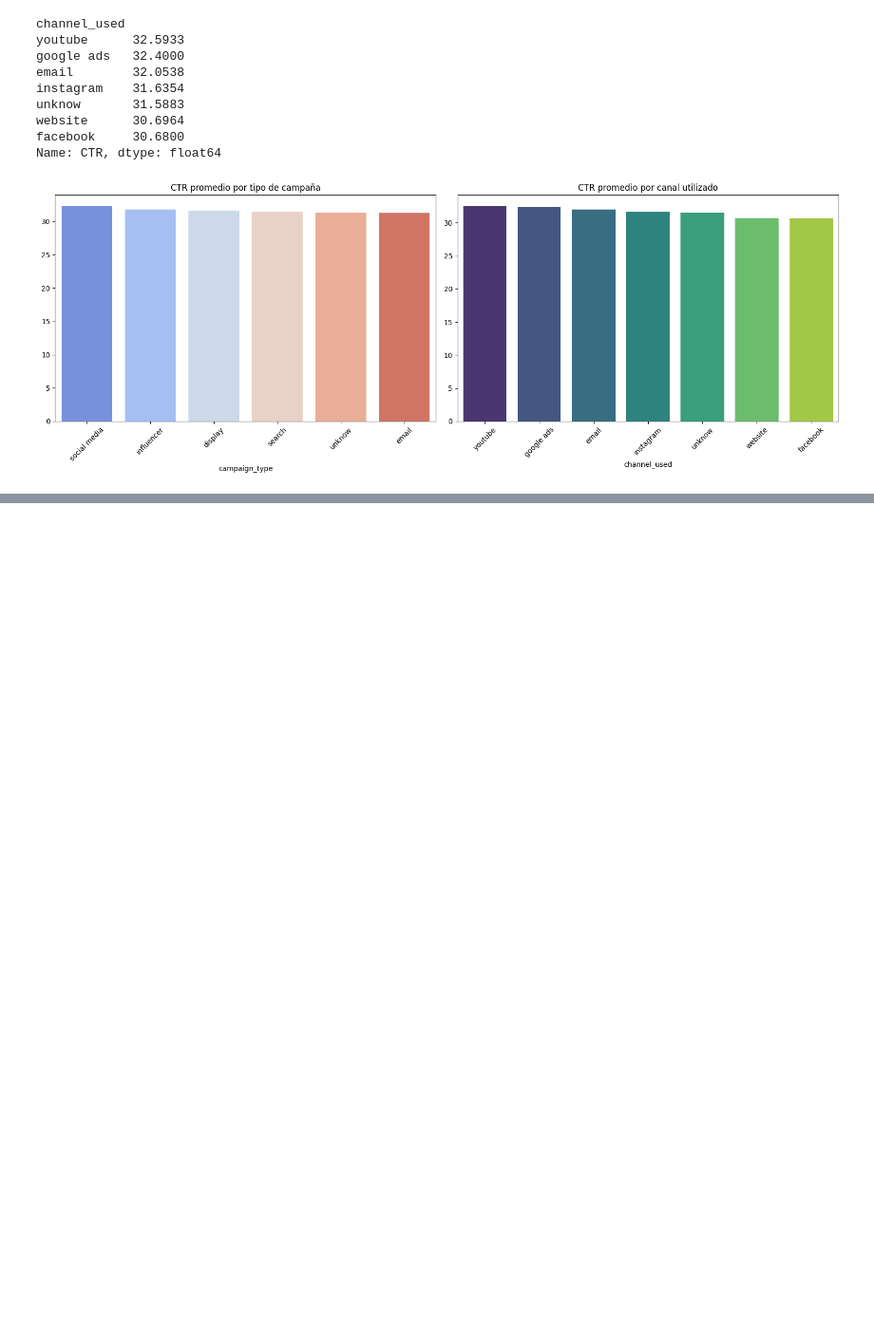
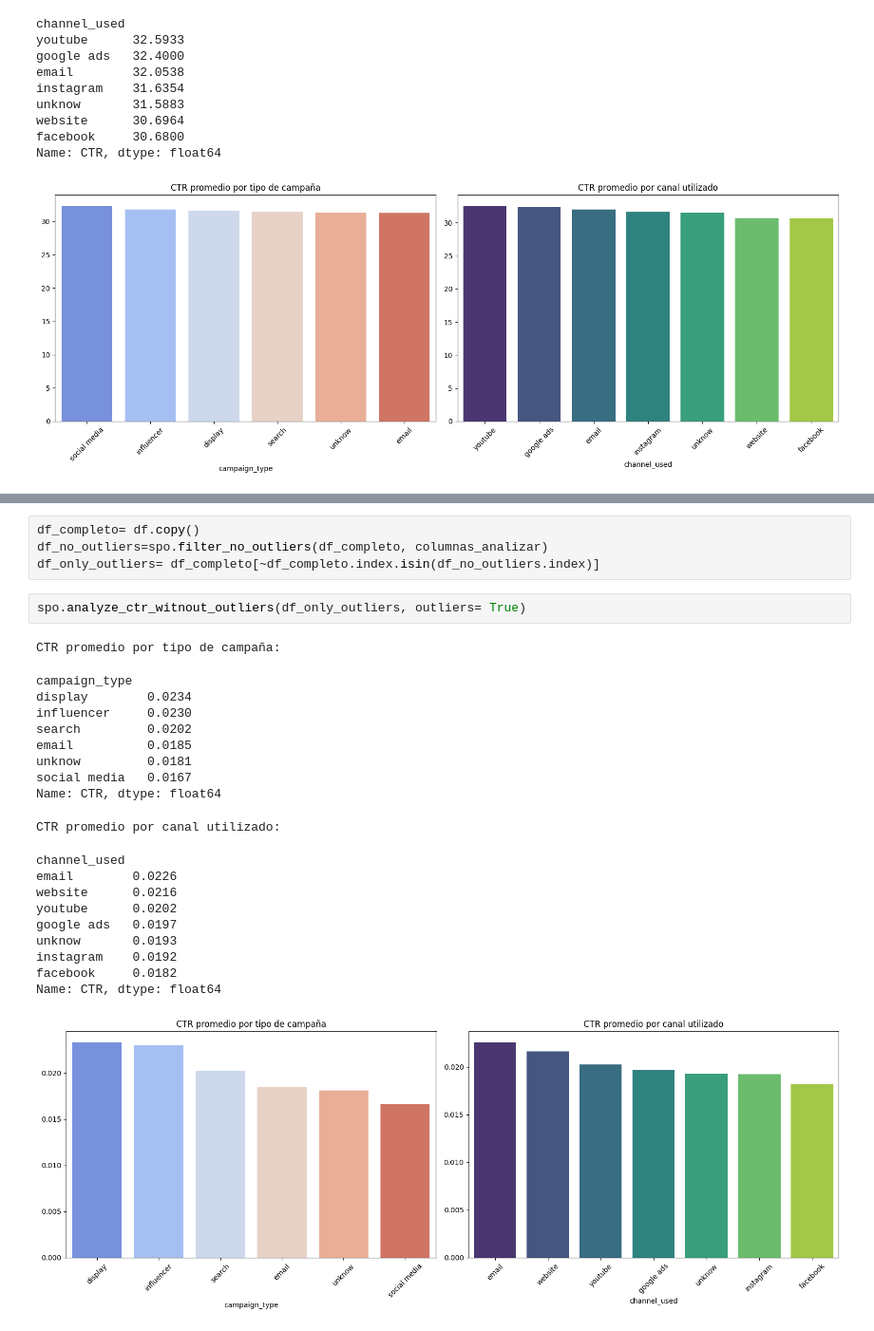
Before and after one commit to Mariadelmardp/ProyectoEDAmarketing, a Jupyter notebook: jupyter/6.marketing.ipynb, the cells around one changed output, grey strips where cells are left out. Shown: that part at 95% size. Cells and saved outputs as stored; diff of their text form; blank space fills up the shorter version.

```diff
--- a/jupyter/6.marketing.ipynb
+++ b/jupyter/6.marketing.ipynb
@@ -223,3 +223,30 @@ spo.filter_outliers(df, columnas_analizar)
 | 209913 | 39333 | innovate industries | display | google ads | 0.0505 | chicago | german | ... |
 | 209914 | 102813 | nexgen systems | social media | instagram | 0.0303 | houston | unknow | ... |
 194570 rows × 31 columns
+# %%
+df_completo= df.copy()
+df_no_outliers=spo.filter_no_outliers(df_completo, columnas_analizar)
+df_only_outliers= df_completo[~df_completo.index.isin(df_no_outliers.index)]
+# %%
+spo.analyze_ctr_witnout_outliers(df_only_outliers, outliers= True)
+# %% [output]
+CTR promedio por tipo de campaña:
+campaign_type
+display        0.0234
+influencer     0.0230
+search         0.0202
+email          0.0185
+unknow         0.0181
+social media   0.0167
+Name: CTR, dtype: float64
+CTR promedio por canal utilizado:
+channel_used
+email        0.0226
+website      0.0216
+youtube      0.0202
+google ads   0.0197
+unknow       0.0193
+instagram    0.0192
+facebook     0.0182
+Name: CTR, dtype: float64
+[figure, added]
```
Also changed, not shown: parts of 3 cells of this notebook, 1 other file.
